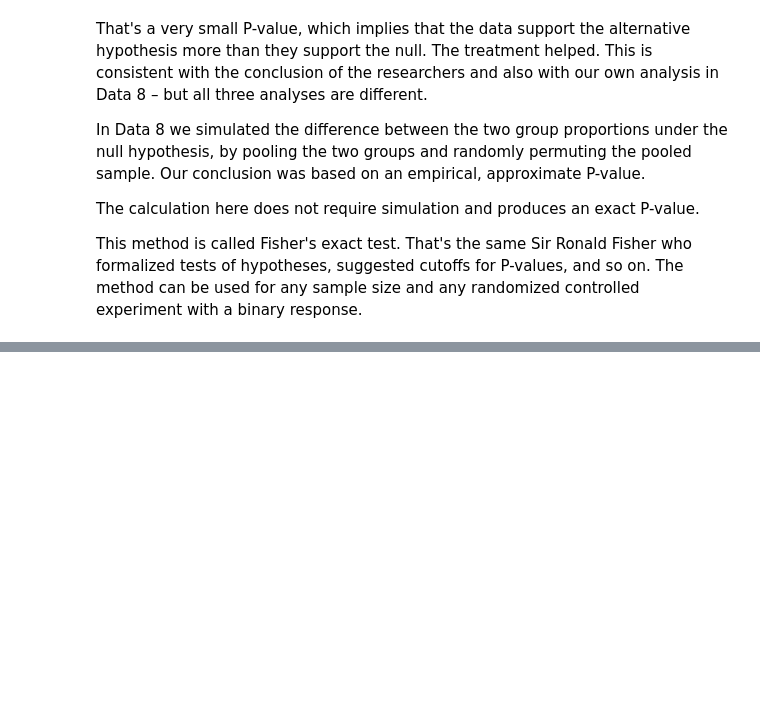
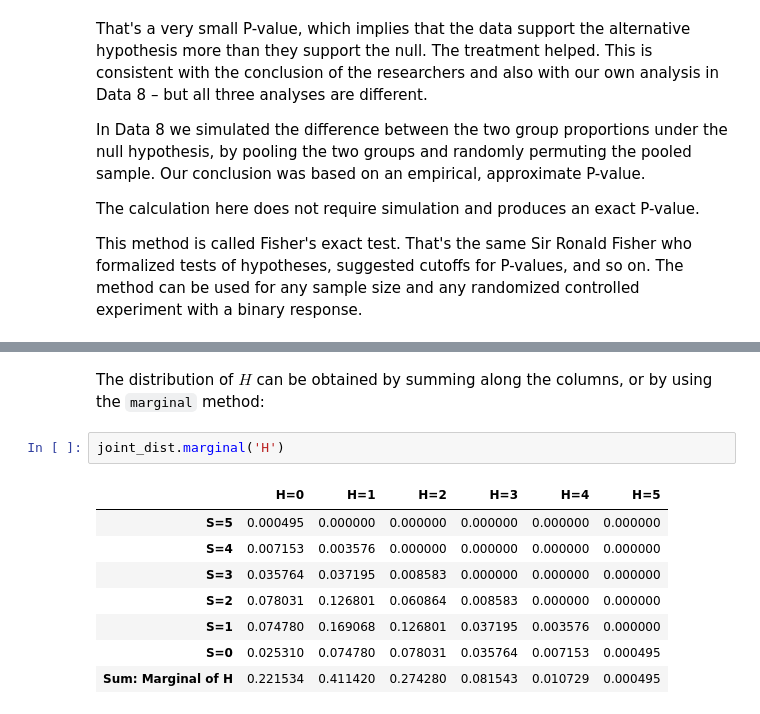
Before and after one commit to prob140/textbook, a Jupyter notebook: notebooks/Chapter_06/03_Hypergeometric_Distribution.ipynb, the cells around one changed output, grey strips where cells are left out. Saved outputs shown, nothing was run; the diff lists cells and outputs as text; blank space fills up the shorter version.

```diff
--- a/notebooks/Chapter_06/03_Hypergeometric_Distribution.ipynb
+++ b/notebooks/Chapter_06/03_Hypergeometric_Distribution.ipynb
@@ -144,0 +181,13 @@ This method is called Fisher's exact test. That's the same Sir Ronald Fisher who
+# %% [markdown]
+The distribution of $H$ can be obtained by summing along the columns, or by using the `marginal` method:
+# %%
+joint_dist.marginal('H')
+# %% [output]
+|  | H=0 | H=1 | H=2 | H=3 | H=4 | H=5 |
+| S=5 | 0.000495 | 0.000000 | 0.000000 | 0.000000 | 0.000000 | 0.000000 |
+| S=4 | 0.007153 | 0.003576 | 0.000000 | 0.000000 | 0.000000 | 0.000000 |
+| S=3 | 0.035764 | 0.037195 | 0.008583 | 0.000000 | 0.000000 | 0.000000 |
+| S=2 | 0.078031 | 0.126801 | 0.060864 | 0.008583 | 0.000000 | 0.000000 |
+| S=1 | 0.074780 | 0.169068 | 0.126801 | 0.037195 | 0.003576 | 0.000000 |
+| S=0 | 0.025310 | 0.074780 | 0.078031 | 0.035764 | 0.007153 | 0.000495 |
+| Sum: Marginal of H | 0.221534 | 0.411420 | 0.274280 | 0.081543 | 0.010729 | 0.000495 |
```
Also changed, not shown: parts of 11 cells of this notebook.
